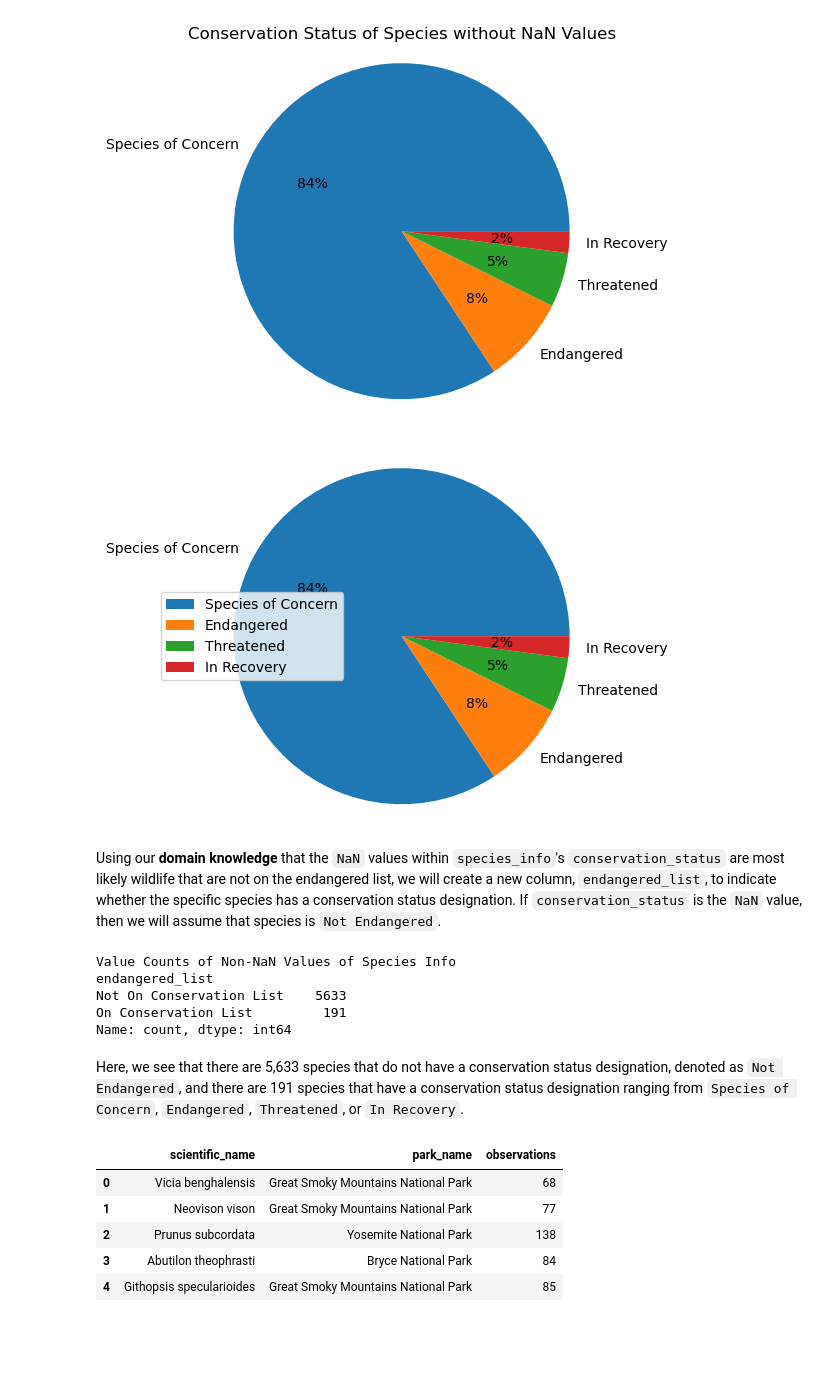
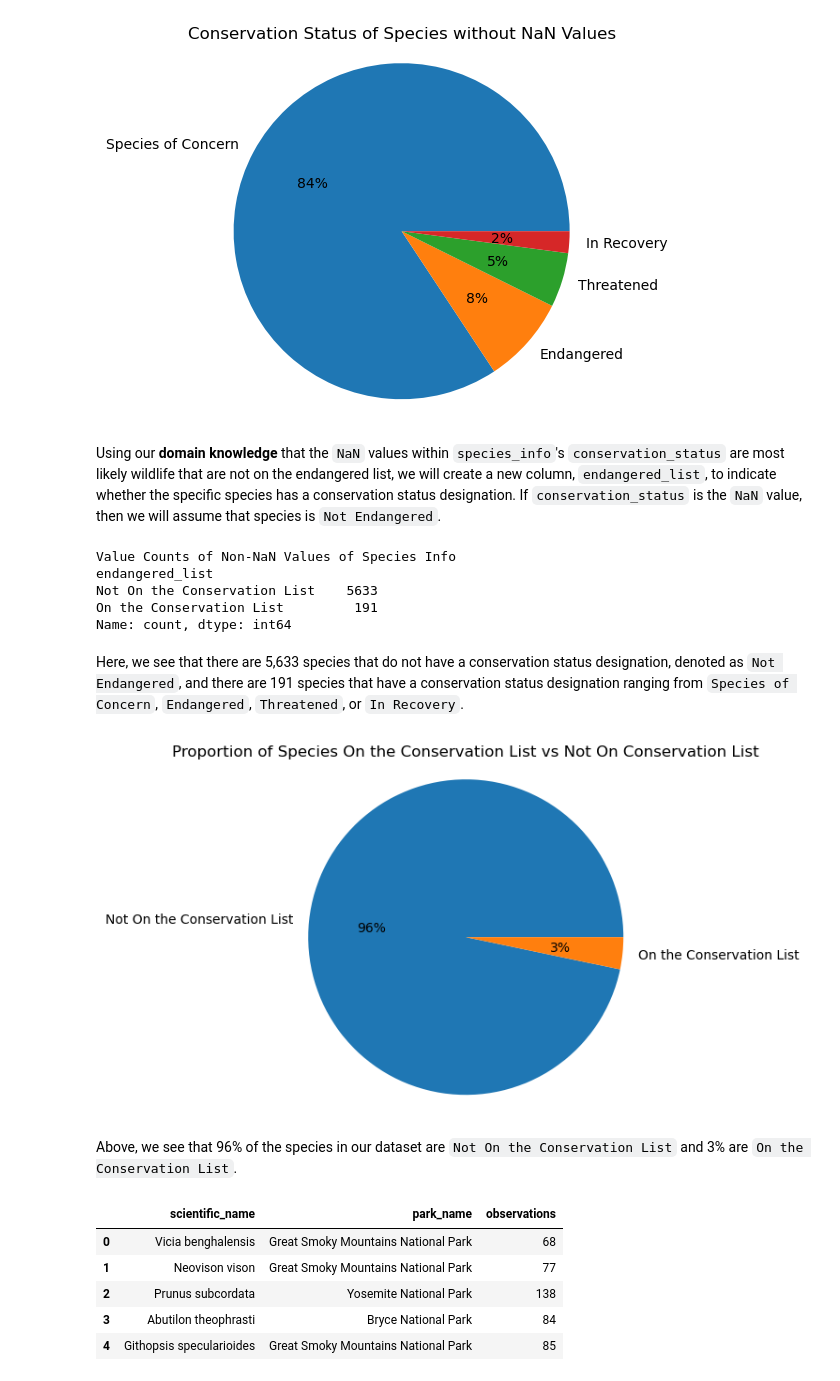
Before and after one commit to thejjserg/biodiversity, a Jupyter notebook: biodiversity_starter/biodiversity.ipynb, the cells around one changed output. Cells and saved outputs as stored; diff of their text form; code cells hidden in the pictures; blank space fills up the shorter version.

Commit message:
Endangered vs Not Endangered Pie

```diff
--- a/biodiversity_starter/biodiversity.ipynb
+++ b/biodiversity_starter/biodiversity.ipynb
@@ -159,22 +159,11 @@ plt.show()
 plt.close()
 # %% [output]
 [figure]
-# %%
-test = species_info.conservation_status.value_counts()
-
-plt.pie(test,
-        autopct = "%d%%",
-        labels = species_info.conservation_status.dropna().unique())
-plt.axis("equal")
-plt.legend()
-plt.show()
-# %% [output]
-[figure, removed]
 # %% [markdown]
 Using our **domain knowledge** that the `NaN` values within `species_info`'s `conservation_status` are most likely wildlife that are not on the endangered list, we will create a new column, `endangered_list`, to indicate whether the specific species has a conservation status designation. If `conservation_status` is the `NaN` value, then we will assume that species is `Not Endangered`.
 # %%
 # Use a Lambda Function to Find the NaN and Assign as "Not On Conservation List"
-species_info["endangered_list"] = species_info["conservation_status"].apply(lambda x: "Not On Conservation List" if pd.isna(x) else "On Conservation List")
+species_info["endangered_list"] = species_info["conservation_status"].apply(lambda x: "Not On the Conservation List" if pd.isna(x) else "On the Conservation List")
 
 # Display the Value Counts
 print("Value Counts of Non-NaN Values of Species Info")
@@ -182,11 +171,28 @@ print(species_info.endangered_list.value_counts())
 # %% [output]
 Value Counts of Non-NaN Values of Species Info
 endangered_list
-Not On Conservation List    5633
-On Conservation List         191
+Not On the Conservation List    5633
+On the Conservation List         191
 Name: count, dtype: int64
 # %% [markdown]
 Here, we see that there are 5,633 species that do not have a conservation status designation, denoted as `Not Endangered`, and there are 191 species that have a conservation status designation ranging from `Species of Concern`, `Endangered`, `Threatened`, or `In Recovery`.
+# %%
+# Pie Chart for Conservation Status
+plt.pie(species_info.endangered_list.value_counts(),
+       autopct = "%d%%",
+       labels = species_info.endangered_list.dropna().unique())
+
+# Create Labels for the Plot
+plt.axis("equal")
+plt.title("Proportion of Species On the Conservation List vs Not On Conservation List")
+
+# Show and Close the Plot
+plt.show()
+plt.close()
+# %% [output]
+[figure, added]
+# %% [markdown]
+Above, we see that 96% of the species in our dataset are `Not On the Conservation List` and 3% are `On the Conservation List`.
 # %%
 observations.head()
 # %% [output]
```
